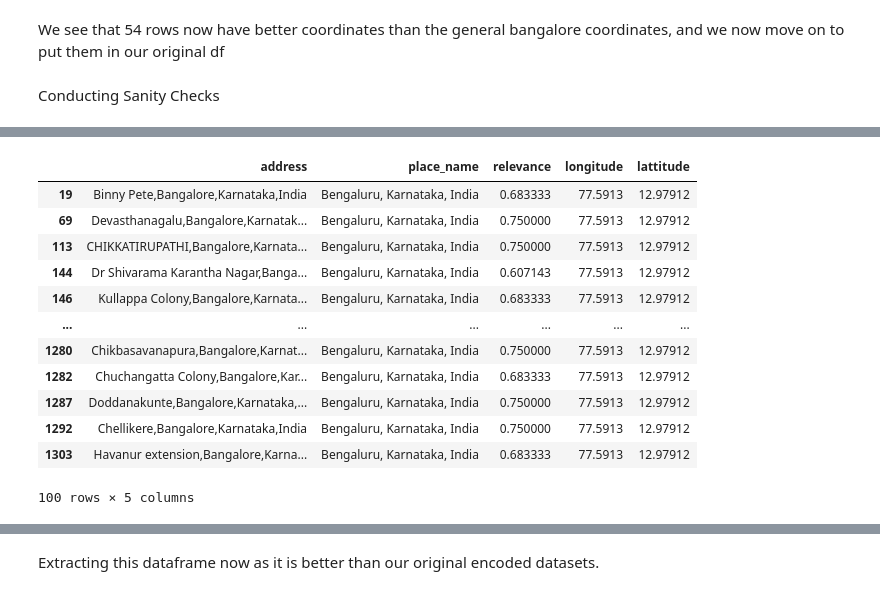
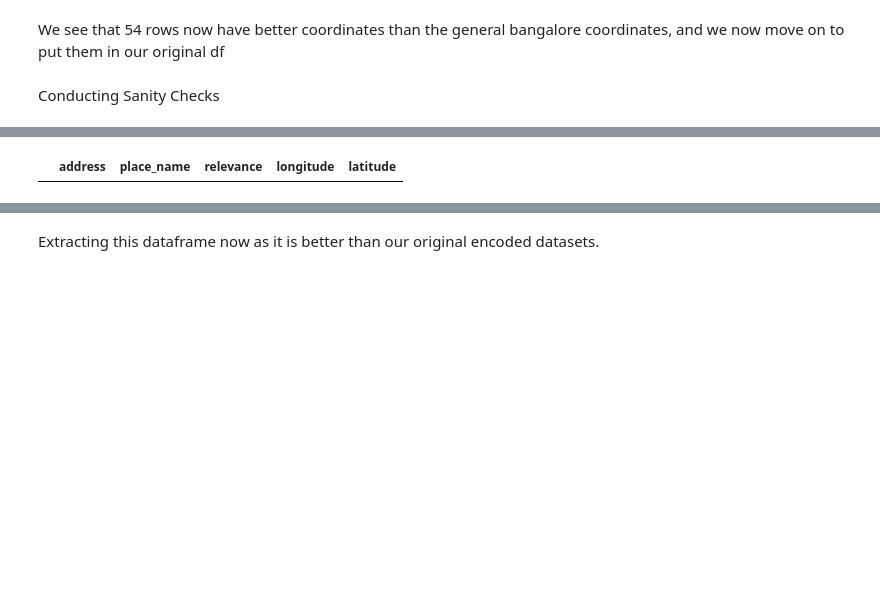
Before and after one commit to AnshikaJain2405/OrionDataAnalyticsInternshipJul23-Proj2, a Jupyter notebook: notebooks/GeoEncode.ipynb, the cells around one changed output, grey strips where cells are left out. Cells and saved outputs as stored; diff of their text form; code cells hidden in the pictures; blank space fills up the shorter version.

```diff
--- a/notebooks/GeoEncode.ipynb
+++ b/notebooks/GeoEncode.ipynb
@@ -385,16 +389,4 @@ df
 # %%
-df.loc[(df['longitude'] == 77.591300) & (df['lattitude'] == 12.979120)]
+df.loc[(df['longitude'] == 77.591300) & (df['latitude'] == 12.979120)]
 # %% [output]
-|  | address | place_name | relevance | longitude | lattitude |
-| 19 | Binny Pete,Bangalore,Karnataka,India | Bengaluru, Karnataka, India | 0.683333 | 77.5913 | 12.97912 |
-| 69 | Devasthanagalu,Bangalore,Karnatak... | Bengaluru, Karnataka, India | 0.750000 | 77.5913 | 12.97912 |
-| 113 | CHIKKATIRUPATHI,Bangalore,Karnata... | Bengaluru, Karnataka, India | 0.750000 | 77.5913 | 12.97912 |
-| 144 | Dr Shivarama Karantha Nagar,Banga... | Bengaluru, Karnataka, India | 0.607143 | 77.5913 | 12.97912 |
-| 146 | Kullappa Colony,Bangalore,Karnata... | Bengaluru, Karnataka, India | 0.683333 | 77.5913 | 12.97912 |
-| ... | ... | ... | ... | ... | ... |
-| 1280 | Chikbasavanapura,Bangalore,Karnat... | Bengaluru, Karnataka, India | 0.750000 | 77.5913 | 12.97912 |
-| 1282 | Chuchangatta Colony,Bangalore,Kar... | Bengaluru, Karnataka, India | 0.683333 | 77.5913 | 12.97912 |
-| 1287 | Doddanakunte,Bangalore,Karnataka,... | Bengaluru, Karnataka, India | 0.750000 | 77.5913 | 12.97912 |
-| 1292 | Chellikere,Bangalore,Karnataka,India | Bengaluru, Karnataka, India | 0.750000 | 77.5913 | 12.97912 |
-| 1303 | Havanur extension,Bangalore,Karna... | Bengaluru, Karnataka, India | 0.683333 | 77.5913 | 12.97912 |
+|  | address | place_name | relevance | longitude | latitude |
-100 rows × 5 columns
```
Also changed, not shown: parts of 6 cells of this notebook.
